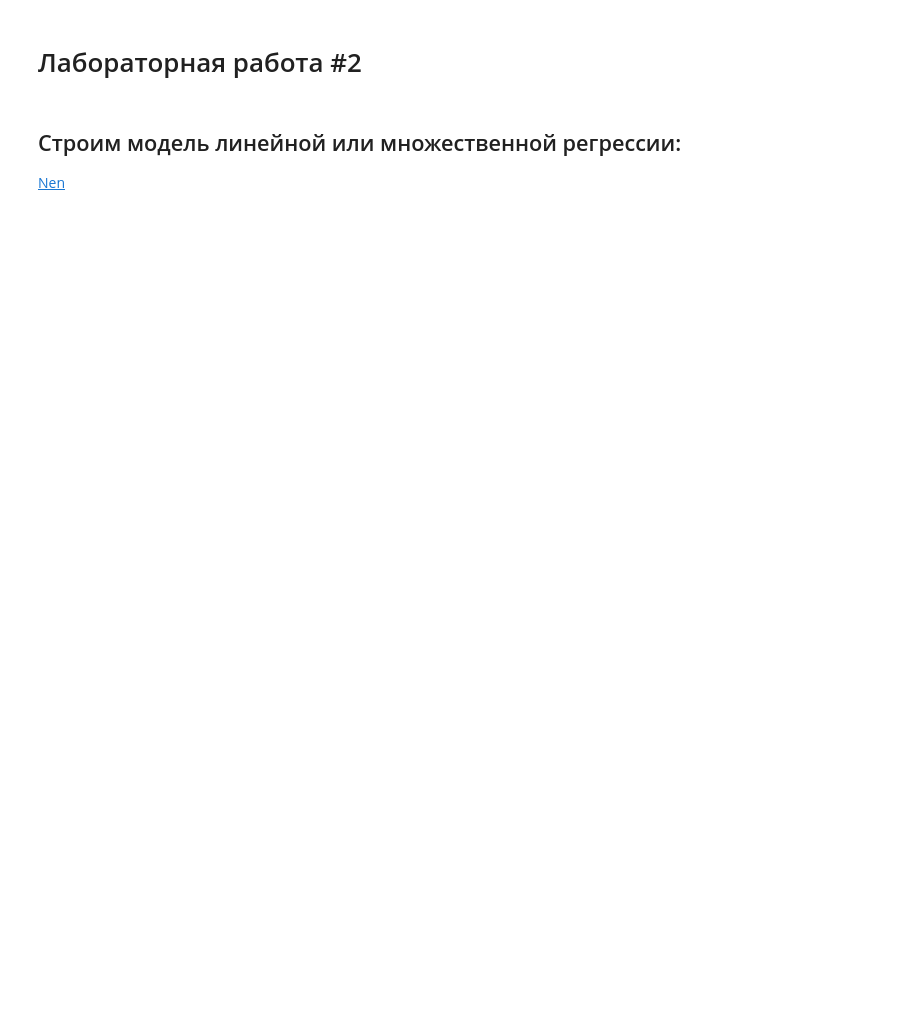
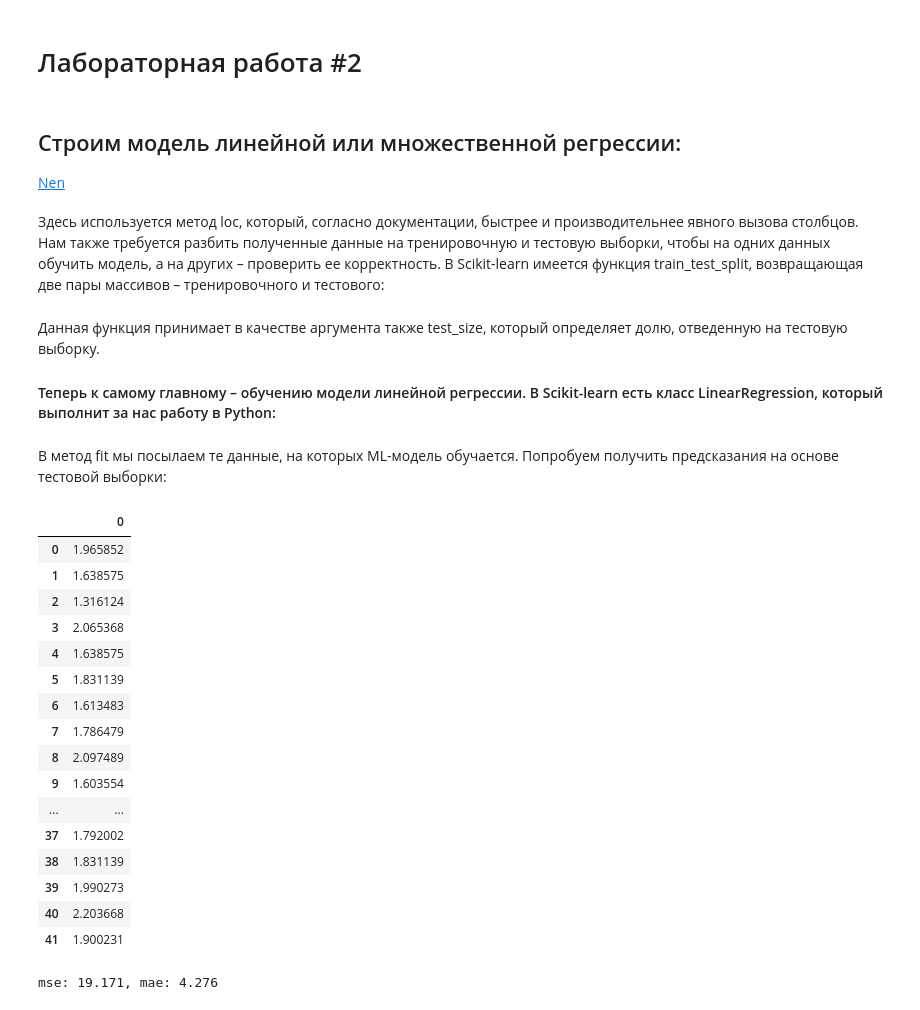
Before and after one commit to DIExCRY-EDU/test, a Jupyter notebook: project.ipynb, the cells around one changed output. Saved outputs shown, nothing was run; the diff lists cells and outputs as text; code cells hidden in the pictures; blank space fills up the shorter version.

```diff
--- a/project.ipynb
+++ b/project.ipynb
@@ -355,0 +337,48 @@ def add_conj_3(f1, f2, f3):
+# %% [markdown]
+<p>Здесь используется метод loc, который, согласно документации, быстрее и производительнее явного вызова столбцов. Нам также требуется разбить полученные данные на тренировочную и тестовую выборки, чтобы на одних данных обучить модель, а на других – проверить ее корректность. В Scikit-learn имеется функция train_test_split, возвращающая две пары массивов – тренировочного и тестового:</p>
+# %%
+from sklearn.model_selection import train_test_split
+x_train, x_test, y_train, y_test = train_test_split(x, y, test_size=0.2)
+# %% [markdown]
+<p>Данная функция принимает в качестве аргумента также test_size, который определяет долю, отведенную на тестовую выборку.</p>
+<h4>Теперь к самому главному – обучению модели линейной регрессии. В Scikit-learn есть класс LinearRegression, который выполнит за нас работу в Python:</h4>
+# %%
+from sklearn.linear_model import LinearRegression
+model = LinearRegression().fit(x_train, y_train)
+# %% [markdown]
+<p>В метод fit мы посылаем те данные, на которых ML-модель обучается. Попробуем получить предсказания на основе тестовой выборки:</p>
+# %%
+y_pred = model.predict(x_test)
+# %%
+y_test = np.exp(y_test)
+y_pred = np.exp(y_pred)
+# %%
+y_df = pd.DataFrame(y_pred)
+y_df
+# %% [output]
+|  | 0 |
+| 0 | 1.965852 |
+| 1 | 1.638575 |
+| 2 | 1.316124 |
+| 3 | 2.065368 |
+| 4 | 1.638575 |
+| 5 | 1.831139 |
+| 6 | 1.613483 |
+| 7 | 1.786479 |
+| 8 | 2.097489 |
+| 9 | 1.603554 |
+| ... | ... |
+| 37 | 1.792002 |
+| 38 | 1.831139 |
+| 39 | 1.990273 |
+| 40 | 2.203668 |
+| 41 | 1.900231 |
+# %%
+from sklearn.metrics import mean_squared_error
+from sklearn.metrics import mean_absolute_error
+
+mse = mean_squared_error(y_test, y_pred)
+mae = mean_absolute_error(y_test, y_pred)
+print('mse: %.3f, mae: %.3f' % (mse, mae))
+# %% [output]
+mse: 19.171, mae: 4.276
```
Also changed, not shown: parts of 10 cells of this notebook.
